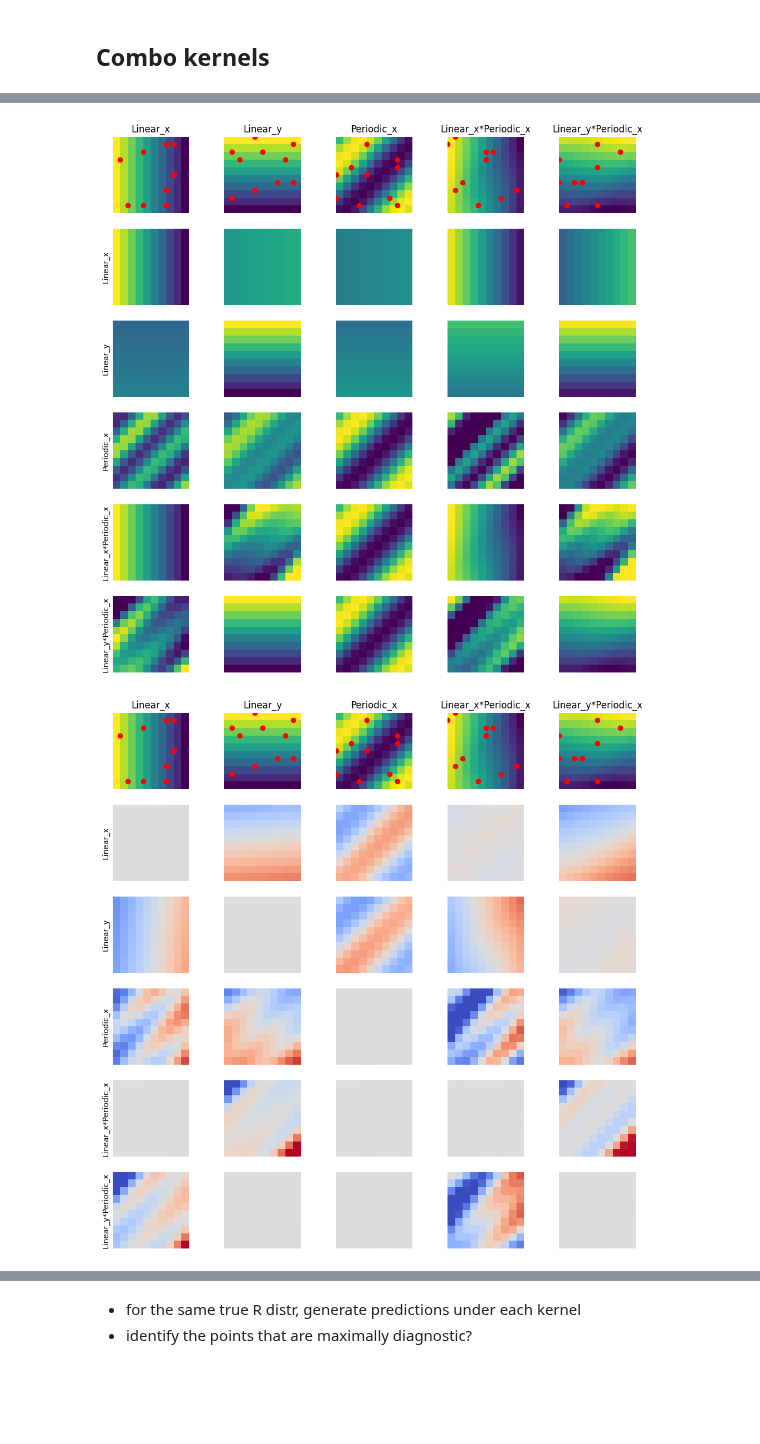
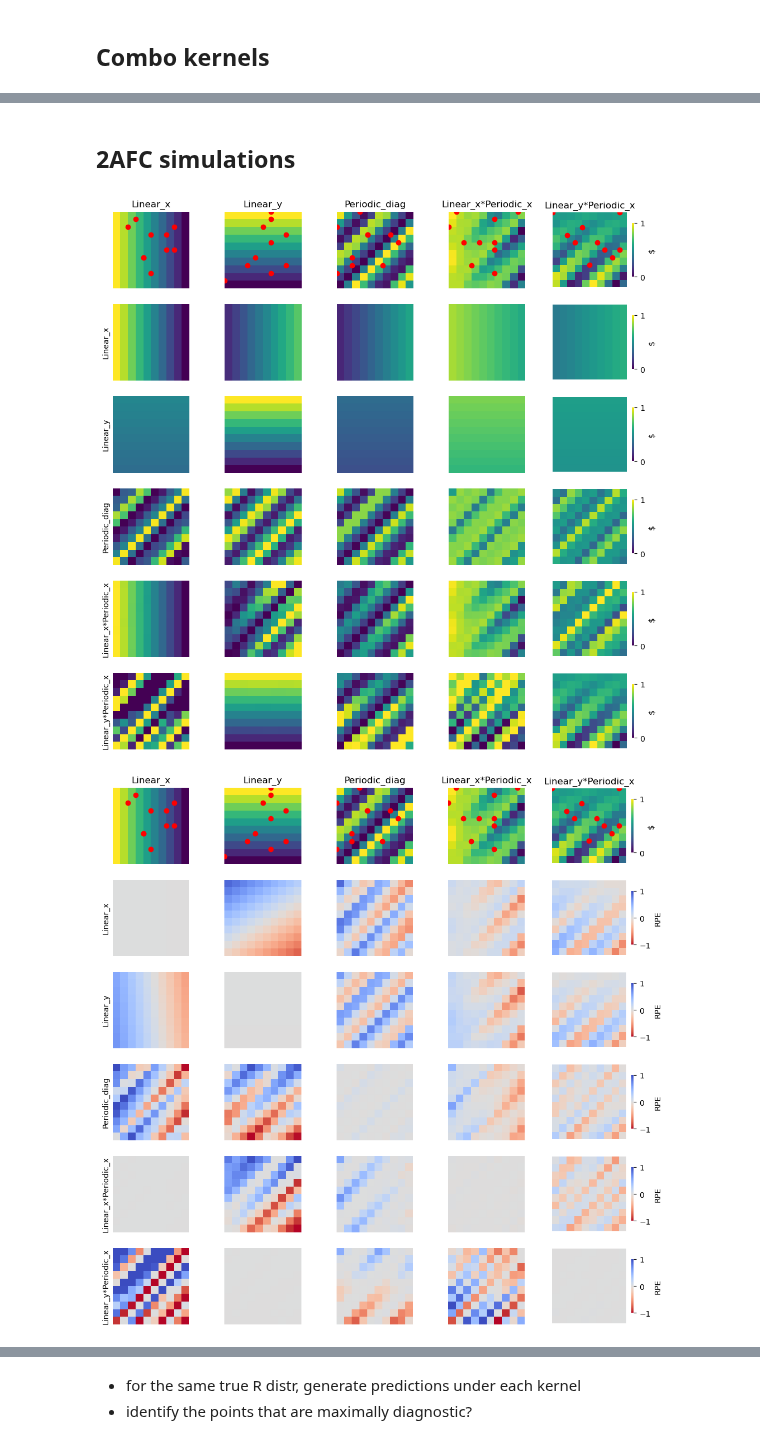
Before and after one commit to tgham/context_exploration, a Jupyter notebook: GP_worlds.ipynb, the cells around one changed output, grey strips where cells are left out. Drawn from its saved outputs; the diff is of its cells as text; code cells hidden in the pictures; blank space fills up the shorter version.

```diff
--- a/GP_worlds.ipynb
+++ b/GP_worlds.ipynb
@@ -399,3 +392,5 @@ array([[3.80000000e+01, 3.00000000e+00, 8.00000000e+00, 7.87440347e-01],
+# %% [markdown]
+## 2AFC simulations
 # %%
 import GP
 importlib.reload(GP)
@@ -419,7 +414,7 @@ period = [4]
 # period = np.linspace(1,10,10)
 periodic_length_scale = [4]
 # periodic_length_scale = [N/2.5]
-periodic_length_scale = np.linspace(1,10,10)
+# periodic_length_scale = np.linspace(1,10,10)
 # periodic_theta = [0]
 periodic_theta = [np.pi/4]
 # GP_params = [c, scale, theta, sigma_f, length_scale, period, periodic_length_scale, periodic_theta]
@@ -445,8 +440,6 @@ for param in param_names:
     gp_dict[param] = []
 
 ## loop through parameter initialisations
-# for pi, params in enumerate(param_combos):
-#     print('param set ', pi+1,'/',len(param_combos))
 for pci in tqdm(range(len(param_combos))):
     params = param_combos[pci]
 
@@ -468,8 +461,8 @@ for pci in tqdm(range(len(param_combos))):
         ## combos
         # gp.K_lin*gp.K_periodic_x,
         # gp.K_lin*gp.K_periodic_y,
-        gp.K_lin_x+gp.K_periodic_x,
-        gp.K_lin_y+gp.K_periodic_x,
+        gp.K_lin_x*gp.K_periodic_x,
+        gp.K_lin_y*gp.K_periodic_x,
         # gp.K_rbf_x*gp.K_periodic_x,
         # gp.K_rbf_y*gp.K_periodic_x,
         # gp.K_periodic_x*gp.K_periodic_y
@@ -483,24 +476,25 @@ for pci in tqdm(range(len(param_combos))):
         # 'RBF',
         # 'RBF_x',
         # 'RBF_y',
-        'Periodic_x',
+        # 'Periodic_x',
         # 'Periodic_y',
+        'Periodic_diag',
 
         ## combos
         # 'Linear*Periodic_x',
         # 'Linear*Periodic_y',
         'Linear_x*Periodic_x',
         'Linear_y*Periodic_x',
-        # 'RBF_x*Periodic_x',
-        # 'RBF_y*Periodic_x',
+        # 'RBF_x*Periodic_diag',
+        # 'RBF_y*Periodic_diag',
         # 'Periodic_x*Periodic_y'
     ]
 
 
     ## init plots
     n_k = len(koi)
-    n_trials = 200
-    if (t == n_trials-1) & (pci == len(param_combos)-1):
+    n_trials = 500
+    if (pci == len(param_combos)-1):
         fig, axs = plt.subplots(n_k+1,n_k, figsize=(n_k*2.5,n_k*2.5))
         fig2, axs2 = plt.subplots(n_k+1,n_k, figsize=(n_k*2.5,n_k*2.5))
 
@@ -509,7 +503,6 @@ for pci in tqdm(range(len(param_combos))):
     ## loop through combos
     for kg, k_gen in enumerate(koi):
         k_gen_name = kernel_names[kg]
-        # print('sample from:', k_gen_name)
         gp.k_check(k_gen)
 
         ## loop through trials
@@ -523,17 +516,13 @@ for pci in tqdm(range(len(param_combos))):
             all_obs = gp.gen_obs(samples, n_obs)
 
             ## for each trial, select two random points to choose between
-            # all_preds = gp.gen_preds(samples, n_trials)
-            preds = gp.gen_preds(samples,1).squeeze()
-
-            ## get current trial pair
-            # preds = all_preds[:,t,:]
+            preds = gp.gen_preds(samples).squeeze()
 
 
             ## plot
             if (t == n_trials-1) & (pci == len(param_combos)-1):
-                plot_r(samples, axs[0,kg], k_gen_name)
-                plot_r(samples, axs2[0,kg], k_gen_name)
+                plot_r(samples, axs[0,kg], k_gen_name, cbar = kg==(len(koi)-1))
+                plot_r(samples, axs2[0,kg], k_gen_name, cbar = kg==(len(koi)-1))
                 plot_obs(all_obs, axs[0,kg], text=False)
                 plot_obs(all_obs, axs2[0,kg], text=False)
 
@@ -563,36 +552,37 @@ for pci in tqdm(range(len(param_combos))):
                     gp_dict['trial'].append(t)
                     gp_dict['k_mll'].append(ll)
                     gp_dict['n_obs'].append(o+1)
+                    ## should also save the info about the observations somewhere
                     gp_dict['x_1'].append(preds[0,0])
                     gp_dict['x_2'].append(preds[1,0])
                     gp_dict['reward_1'].append(preds[0,-1])
                     gp_dict['reward_2'].append(preds[1,-1])
                     gp_dict['CP_1'].append(choice_prob[0])
                     gp_dict['CP_2'].append(choice_prob[1])
                     gp_dict['p(correct)'].append(choice_prob[np.argmax(preds[:,-1])])
 
                     ## save params
                     for param in param_names:
                         gp_dict[param].append(params[param_names.index(param)])
 
                 ## plot the full posterior distribution once all observations have been made
                 full_post_mean, _ = gp.post_pred(k_inf, obs)
                 if (t == n_trials-1) & (pci == len(param_combos)-1):
-                    plot_r(full_post_mean.reshape(N,N), axs[ki+1,kg])
+                    plot_r(full_post_mean.reshape(N,N), axs[ki+1,kg], cbar = kg==(len(koi)-1))
                     RPE = samples-full_post_mean.reshape(N,N)
-                    plot_RPE(RPE, axs2[ki+1,kg])
+                    plot_RPE(RPE, axs2[ki+1,kg], cbar = (kg==(len(koi)-1)))
 
 
         ## loop through rows and add y-axis to the leftmost column
         if (t == n_trials-1) & (pci == len(param_combos)-1):
             for i in range(n_k):
                 axs[i+1,0].set_ylabel(kernel_names[i])
                 axs2[i+1,0].set_ylabel(kernel_names[i])
 
     ## convert ll_dict to df
     df_gp = pd.DataFrame(gp_dict)
 # %% [output]
-[figure, old version]
+[figure, new version]
-[figure, old version]
+[figure, new version]
 # %%
 ## plot accuracy as a function of number of observations
```
Also changed, not shown: parts of 4 cells of this notebook, 1 other file.
